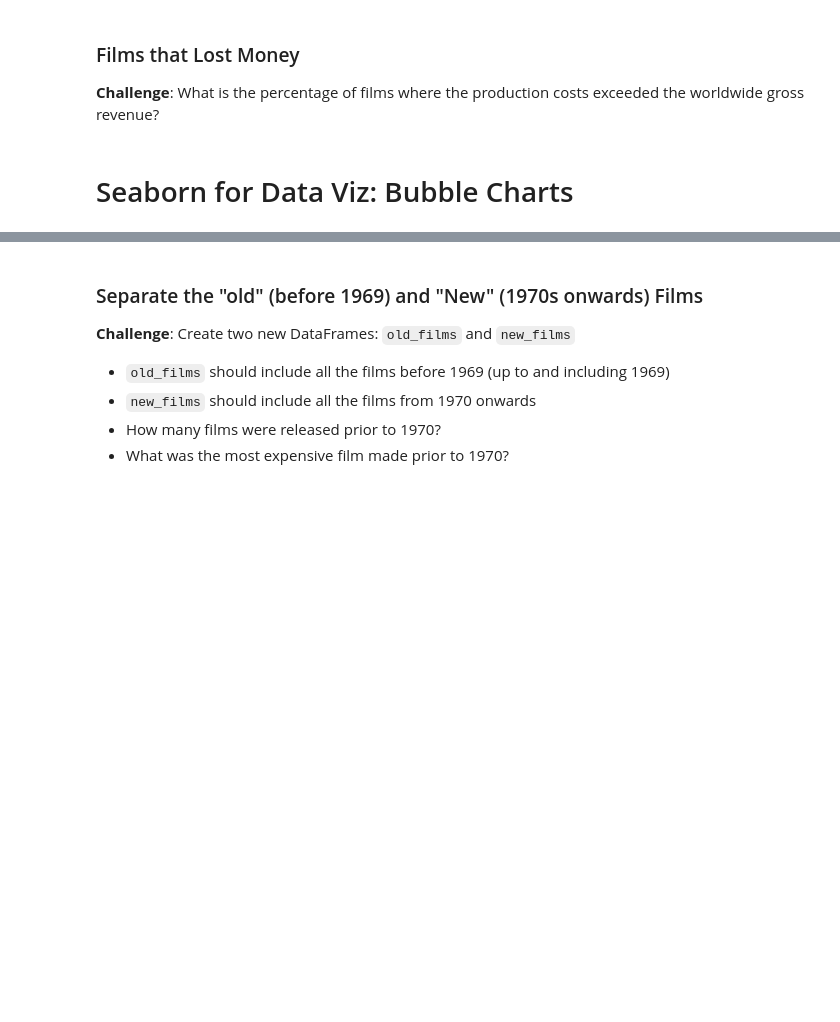
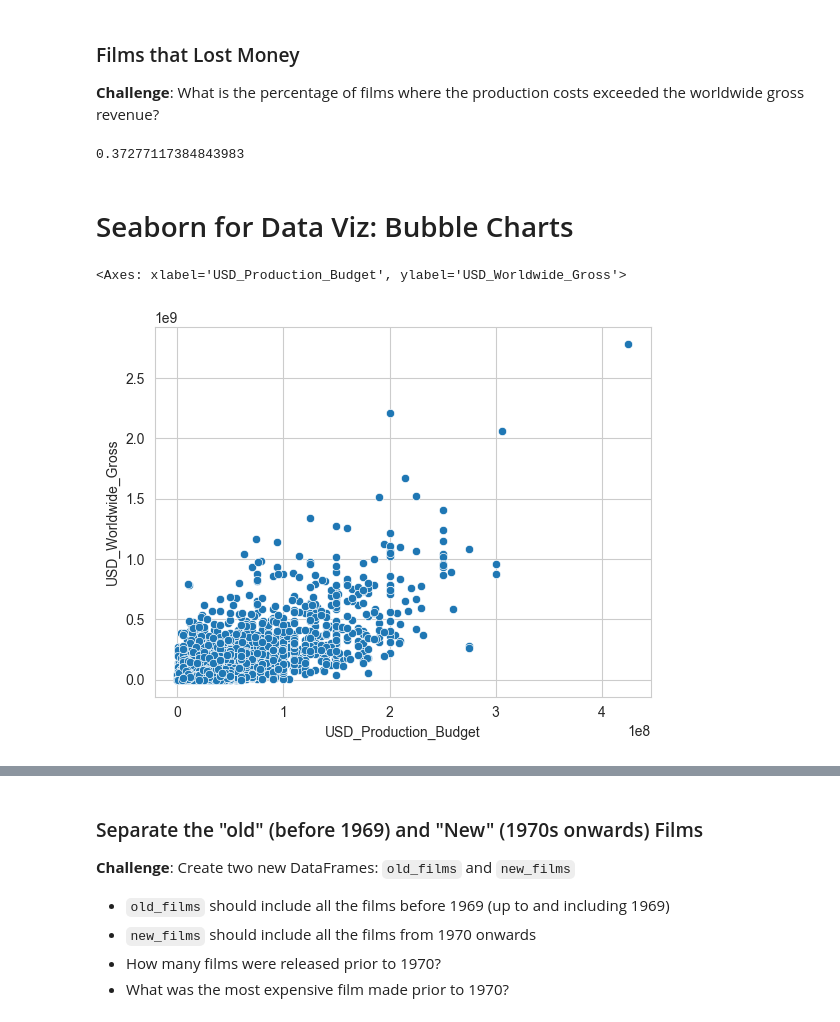
Before and after one commit to staixo/Python100day, a Jupyter notebook: Advanced/Datascience/Movie/Seaborn_and_Linear_Regression.ipynb, the cells around one changed output, grey strips where cells are left out. Drawn from its saved outputs; the diff is of its cells as text; code cells hidden in the pictures; blank space fills up the shorter version.

```diff
--- a/Advanced/Datascience/Movie/Seaborn_and_Linear_Regression.ipynb
+++ b/Advanced/Datascience/Movie/Seaborn_and_Linear_Regression.ipynb
@@ -260,3 +263,6 @@ print(subset.sort_values('USD_Worldwide_Gross',ascending=False))
 # %%
 # Date of Data Collection
 scrape_date = pd.Timestamp('2018-5-1')
+print(data[data.Release_Date > scrape_date])
+print(data[data.Release_Date > scrape_date].shape[0])
+data_clean = data[data.Release_Date <= scrape_date]
@@ -265,8 +290,19 @@ scrape_date = pd.Timestamp('2018-5-1')
 
 **Challenge**:
 What is the percentage of films where the production costs exceeded the worldwide gross revenue?
+# %%
+data_clean[data_clean.USD_Production_Budget > data_clean.USD_Worldwide_Gross].shape[0] / data_clean.shape[0]
+# %% [output]
+0.37277117384843983
 # %% [markdown]
 # Seaborn for Data Viz: Bubble Charts
+# %%
+sns.scatterplot(data=data_clean,
+                x='USD_Production_Budget',
+                y='USD_Worldwide_Gross')
+# %% [output]
+<Axes: xlabel='USD_Production_Budget', ylabel='USD_Worldwide_Gross'>
+[figure, added]
 # %% [markdown]
 ### Plotting Movie Releases over Time
 
```
Also changed, not shown: parts of 10 cells of this notebook, 1 other file.
